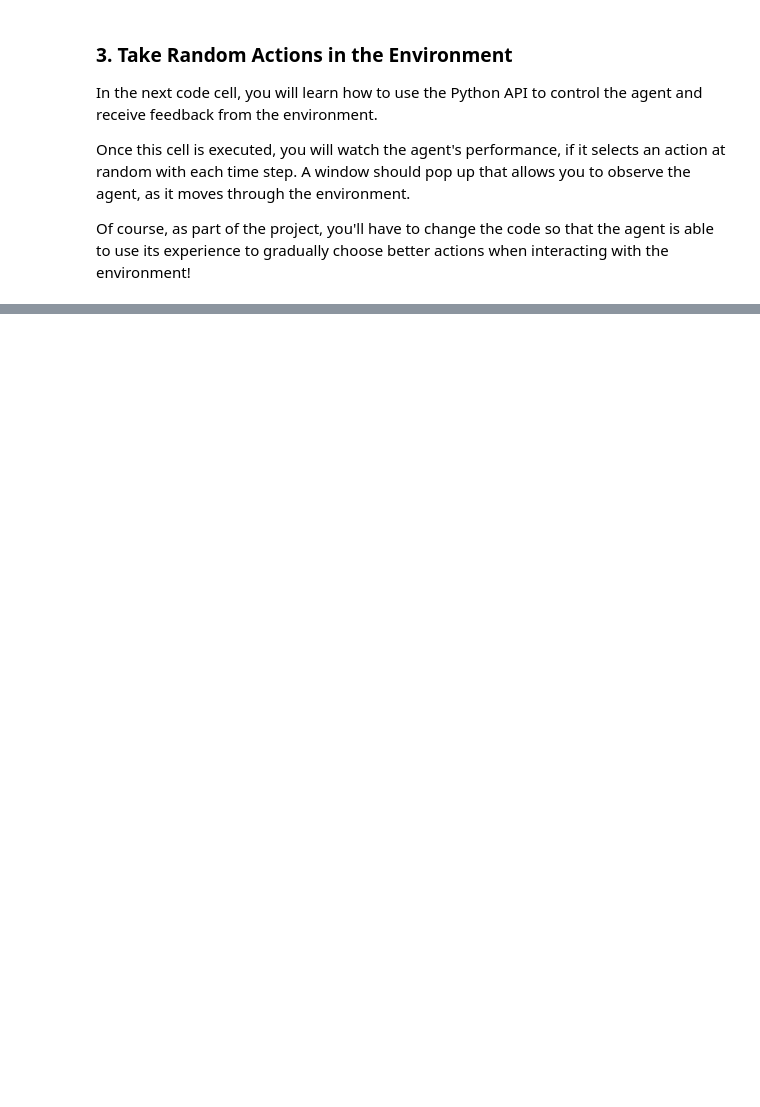
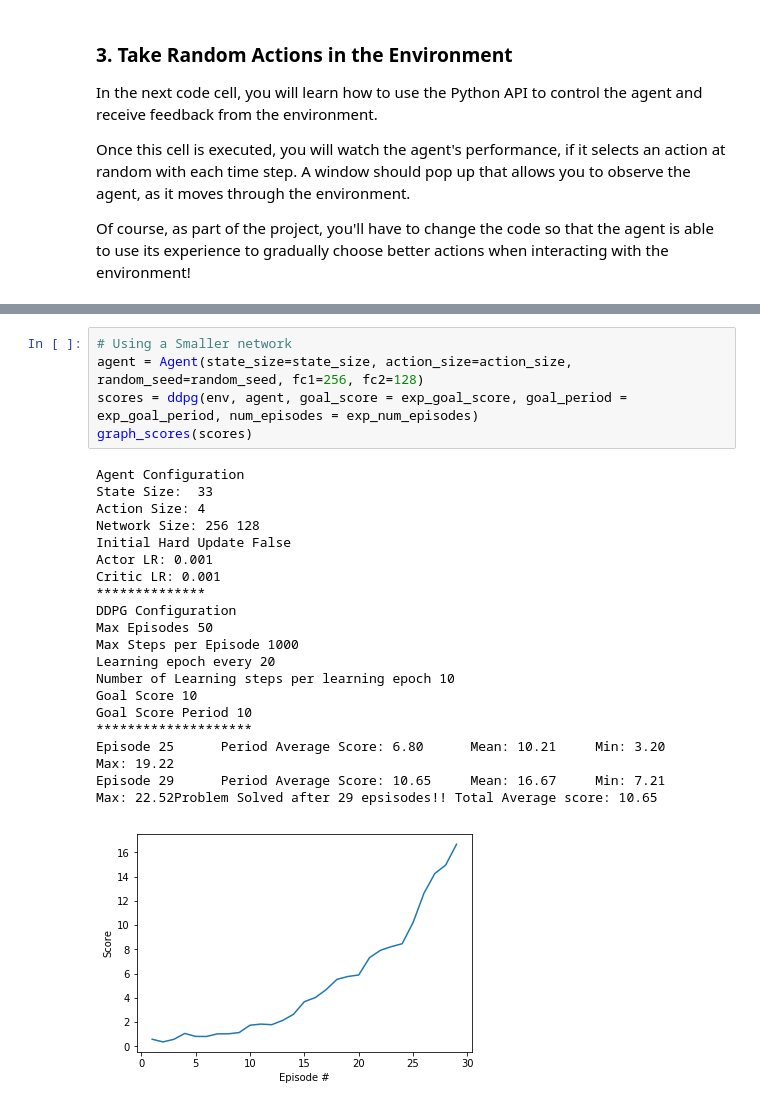
Before and after one commit to BillMatthews/drlnd-continous-control, a Jupyter notebook: Continuous_Control.ipynb, the cells around one changed output, grey strips where cells are left out. Saved outputs shown, nothing was run; the diff lists cells and outputs as text; blank space fills up the shorter version.

```diff
--- a/Continuous_Control.ipynb
+++ b/Continuous_Control.ipynb
@@ -602,0 +588,25 @@ for rate in tau_rates:
+# %%
+# Using a Smaller network
+agent = Agent(state_size=state_size, action_size=action_size, random_seed=random_seed, fc1=256, fc2=128)
+scores = ddpg(env, agent, goal_score = exp_goal_score, goal_period = exp_goal_period, num_episodes = exp_num_episodes)
+graph_scores(scores)
+# %% [output]
+Agent Configuration
+State Size:  33
+Action Size: 4
+Network Size: 256 128
+Initial Hard Update False
+Actor LR: 0.001
+Critic LR: 0.001
+**************
+DDPG Configuration
+Max Episodes 50
+Max Steps per Episode 1000
+Learning epoch every 20
+Number of Learning steps per learning epoch 10
+Goal Score 10
+Goal Score Period 10
+********************
+Episode 25      Period Average Score: 6.80      Mean: 10.21     Min: 3.20       Max: 19.22
+Episode 29      Period Average Score: 10.65     Mean: 16.67     Min: 7.21       Max: 22.52Problem Solved after 29 epsisodes!! Total Average score: 10.65
+[figure, added]
```
Also changed, not shown: parts of 62 cells of this notebook, 5 other files.
